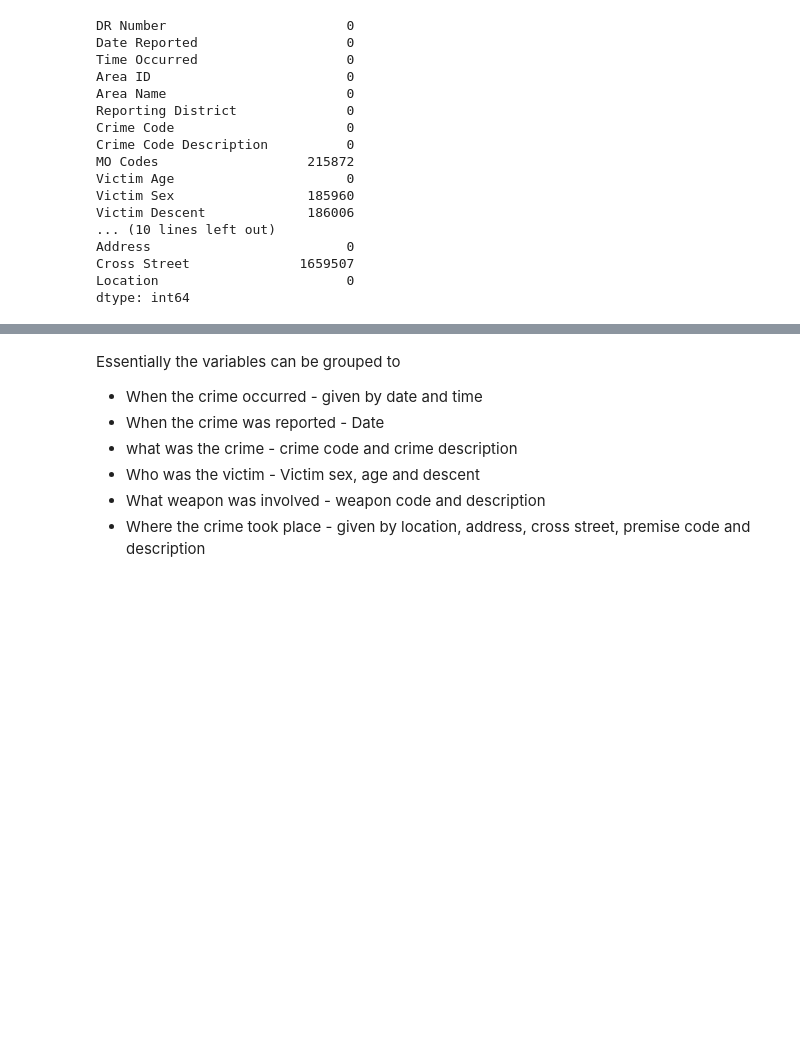
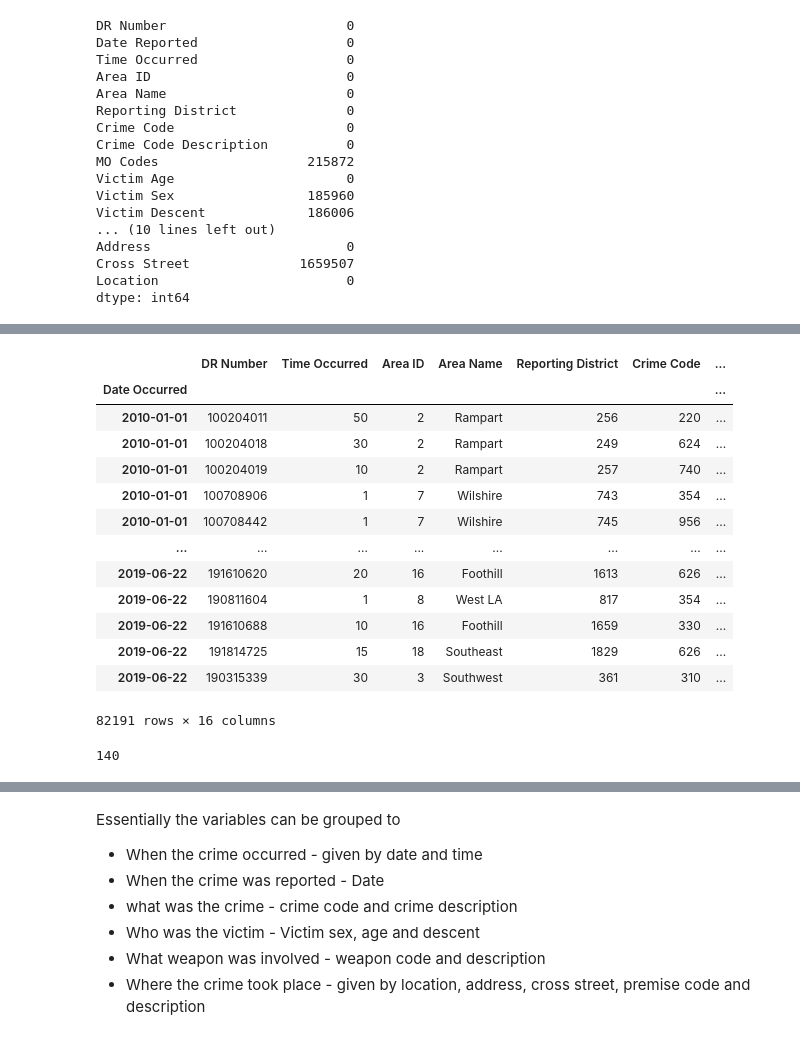
Before and after one commit to sidneykung/LA_crime_forecasting, a Jupyter notebook: eda_lhamu.ipynb, the cells around one changed output, grey strips where cells are left out. Cells and saved outputs as stored; diff of their text form; code cells hidden in the pictures; blank space fills up the shorter version.

```diff
--- a/eda_lhamu.ipynb
+++ b/eda_lhamu.ipynb
@@ -162,0 +127,4 @@ df['Date Reported'] = pd.to_datetime(df['Date Reported'], format= '%Y-%m-%d')
+# %%
+df['Premise Code'].fillna(0, inplace = True)
+df['Premise Description'].fillna('UNKNOWN', inplace = True)
+df['Status Code'].fillna('UNK', inplace = True)
@@ -162,0 +153,3 @@ df['Date Reported'] = pd.to_datetime(df['Date Reported'], format= '%Y-%m-%d')
+# %%
+df['Victim Sex'].replace(to_replace=['H', '-', 'N'], value='X', inplace = True)
+df['Victim Sex'].fillna('X', inplace= True)
@@ -162,0 +243,21 @@ df['Date Reported'] = pd.to_datetime(df['Date Reported'], format= '%Y-%m-%d')
+# %%
+df[df['Time Occurred'] < 100]
+# %% [output]
+|  | DR Number | Time Occurred | Area ID | Area Name | Reporting District | Crime Code | ... |
+| Date Occurred |  |  |  |  |  |  | ... |
+| 2010-01-01 | 100204011 | 50 | 2 | Rampart | 256 | 220 | ... |
+| 2010-01-01 | 100204018 | 30 | 2 | Rampart | 249 | 624 | ... |
+| 2010-01-01 | 100204019 | 10 | 2 | Rampart | 257 | 740 | ... |
+| 2010-01-01 | 100708906 | 1 | 7 | Wilshire | 743 | 354 | ... |
+| 2010-01-01 | 100708442 | 1 | 7 | Wilshire | 745 | 956 | ... |
+| ... | ... | ... | ... | ... | ... | ... | ... |
+| 2019-06-22 | 191610620 | 20 | 16 | Foothill | 1613 | 626 | ... |
+| 2019-06-22 | 190811604 | 1 | 8 | West LA | 817 | 354 | ... |
+| 2019-06-22 | 191610688 | 10 | 16 | Foothill | 1659 | 330 | ... |
+| 2019-06-22 | 191814725 | 15 | 18 | Southeast | 1829 | 626 | ... |
+| 2019-06-22 | 190315339 | 30 | 3 | Southwest | 361 | 310 | ... |
+82191 rows × 16 columns
+# %%
+df['Crime Code Description'].value_counts().count()
+# %% [output]
+140
```
Also changed, not shown: parts of 36 cells of this notebook.
